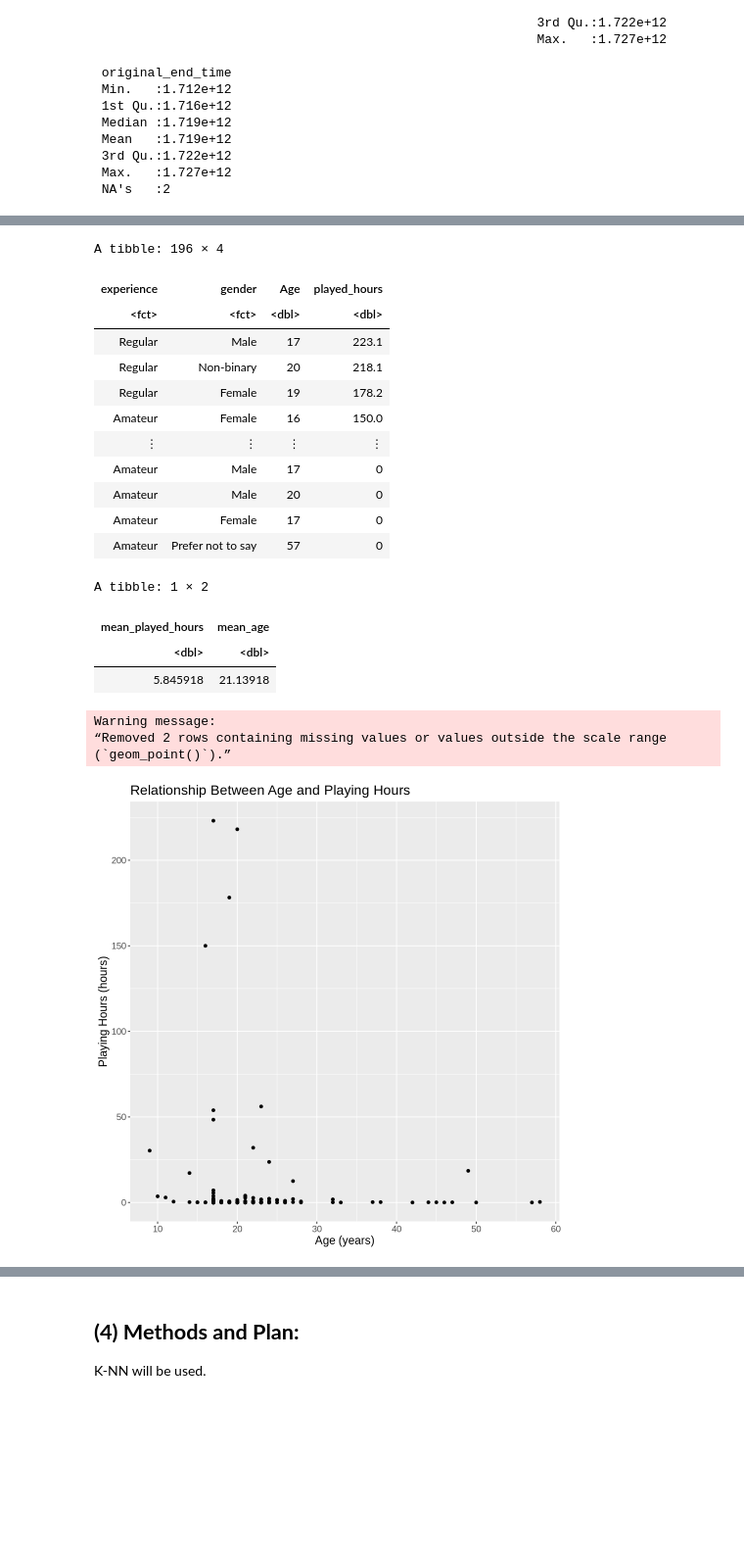
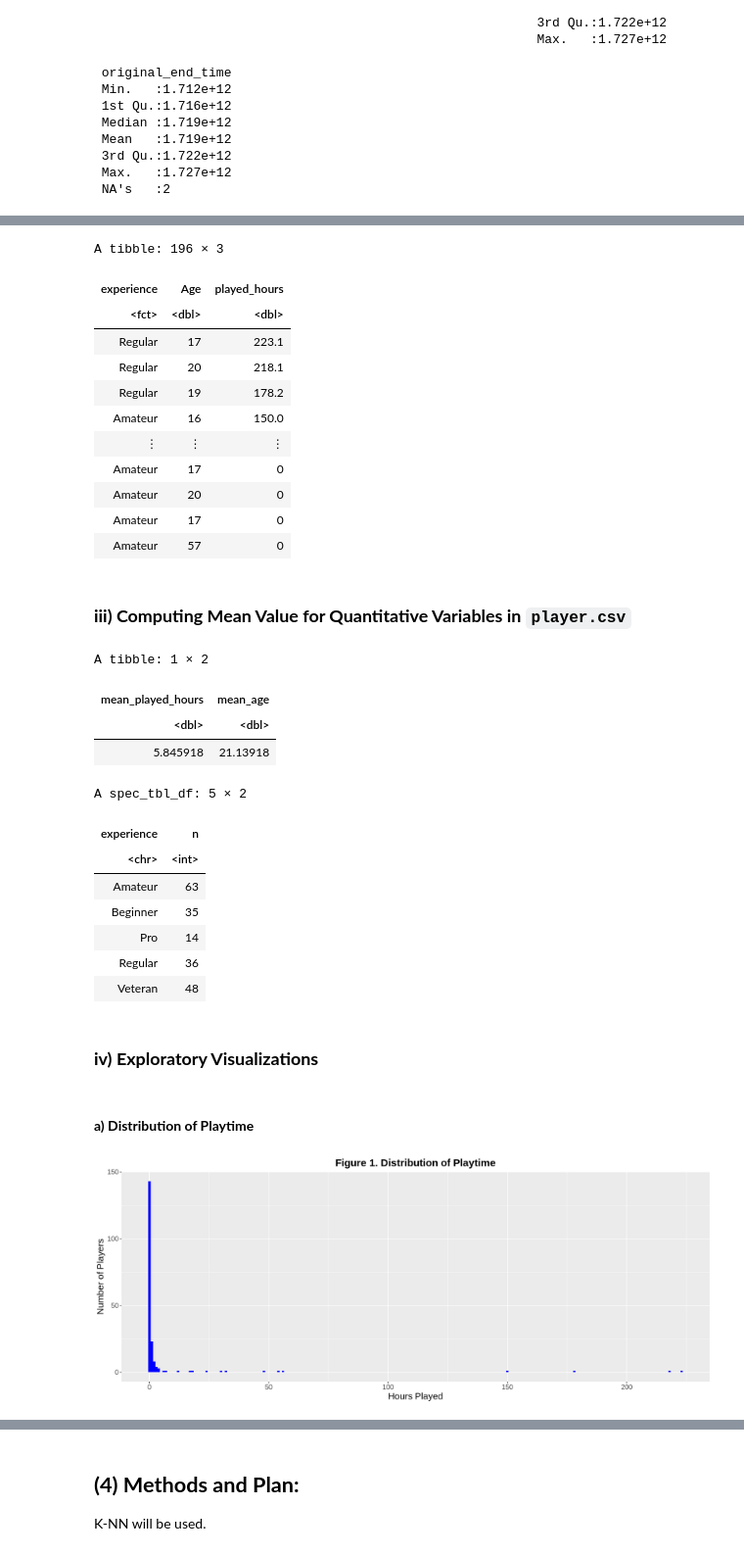
Before and after one commit to never-knowing/dsci100_project, a Jupyter notebook: DSCI100_Project_Notebook.ipynb, the cells around one changed output, grey strips where cells are left out. Shown at 98% size. Cells and saved outputs as stored; diff of their text form; code cells hidden in the pictures; blank space fills up the shorter version.

Commit message:
Narrowed down to experience and age to predict high or low contributors, finished (3) of the individual assignment

```diff
--- a/DSCI100_Project_Notebook.ipynb
+++ b/DSCI100_Project_Notebook.ipynb
@@ -141,9 +164,3 @@ summary(sessions)
  3rd Qu.:1.722e+12
  Max.   :1.727e+12
  NA's   :2
-# %%
-players <- players |>
-    mutate(gender = as.factor(gender))
-
-players <- players |>
-    mutate(experience = as.factor(experience))
@@ -150,25 +169,25 @@ players <- players |>
 # %%
 players_wrangled_data <- players |>
-    select(experience, gender, Age, played_hours) |>
-    arrange(desc(played_hours))
-
-players_wrangled_data <- players_wrangled_data |>
+    select(experience, Age, played_hours) |>
+    arrange(desc(played_hours))|>
     mutate(experience = as_factor(experience))
 
 players_wrangled_data
 # %% [output]
-A tibble: 196 × 4
+A tibble: 196 × 3
-| experience | gender | Age | played_hours |
-| <fct> | <fct> | <dbl> | <dbl> |
-| Regular | Male | 17 | 223.1 |
-| Regular | Non-binary | 20 | 218.1 |
-| Regular | Female | 19 | 178.2 |
-| Amateur | Female | 16 | 150.0 |
-| ⋮ | ⋮ | ⋮ | ⋮ |
-| Amateur | Male | 17 | 0 |
-| Amateur | Male | 20 | 0 |
-| Amateur | Female | 17 | 0 |
-| Amateur | Prefer not to say | 57 | 0 |
+| experience | Age | played_hours |
+| <fct> | <dbl> | <dbl> |
+| Regular | 17 | 223.1 |
+| Regular | 20 | 218.1 |
+| Regular | 19 | 178.2 |
+| Amateur | 16 | 150.0 |
+| ⋮ | ⋮ | ⋮ |
+| Amateur | 17 | 0 |
+| Amateur | 20 | 0 |
+| Amateur | 17 | 0 |
+| Amateur | 57 | 0 |
+# %% [markdown]
+### **iii) Computing Mean Value for Quantitative Variables in `player.csv`**
 # %%
 players |>
     summarise(
@@ -179,13 +198,32 @@ A tibble: 1 × 2
 | mean_played_hours | mean_age |
 | <dbl> | <dbl> |
 | 5.845918 | 21.13918 |
+# %%
+# To count how many are in each category of experience
+players |>
+    count(experience)
+# %% [output]
+A spec_tbl_df: 5 × 2
+| experience | n |
+| <chr> | <int> |
+| Amateur | 63 |
+| Beginner | 35 |
+| Pro | 14 |
+| Regular | 36 |
+| Veteran | 48 |
+# %% [markdown]
+### **iv) Exploratory Visualizations**
+# %% [markdown]
+#### **a) Distribution of Playtime**
 # %%
-ggplot(data = players, aes(x = Age, y = played_hours)) +
-    geom_point() +
-    labs(title = "Relationship Between Age and Playing Hours", x = "Age (years)", y = "Playing Hours (hours)") +
-    theme(text = element_text(size = 14))
+options(repr.plot.height = 6, repr.plot.width = 15)
+fig_1 <- ggplot(players_wrangled_data, aes(x = played_hours)) +
+    geom_histogram(binwidth = 1, fill = "blue") +
+    labs(title = "Figure 1. Distribution of Playtime",
+        x = "Hours Played",
+        y = "Number of Players") +
+    theme(plot.title = element_text(size = 18, face="bold", hjust = 0.5), axis.title = element_text(size = 16), axis.text = element_text(size = 12))
+
+fig_1
 # %% [output]
-Warning message:
-“Removed 2 rows containing missing values or values outside the scale range
-(`geom_point()`).”
-[figure, old version]
+[figure, new version]
```
Also changed, not shown: parts of 23 cells of this notebook.
